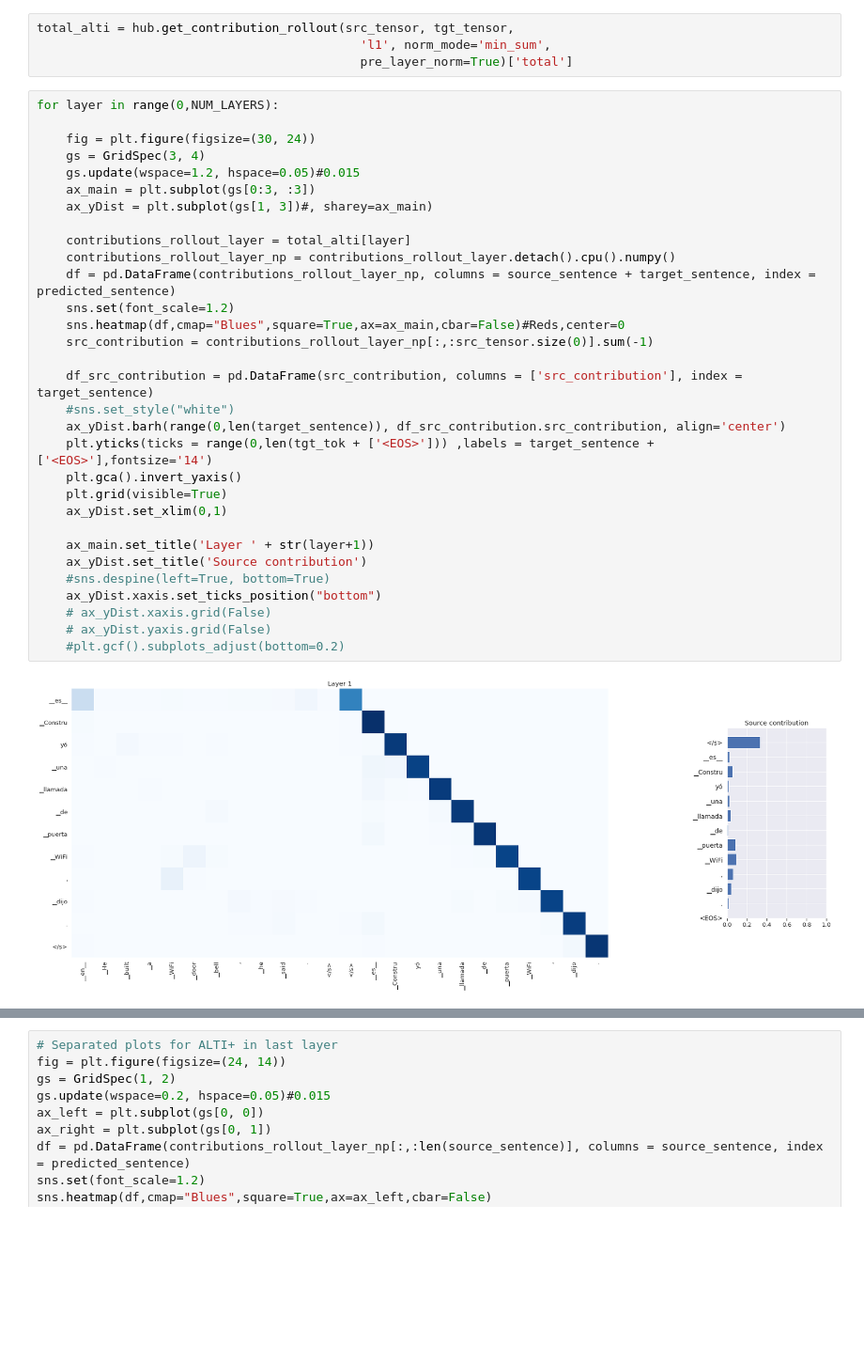
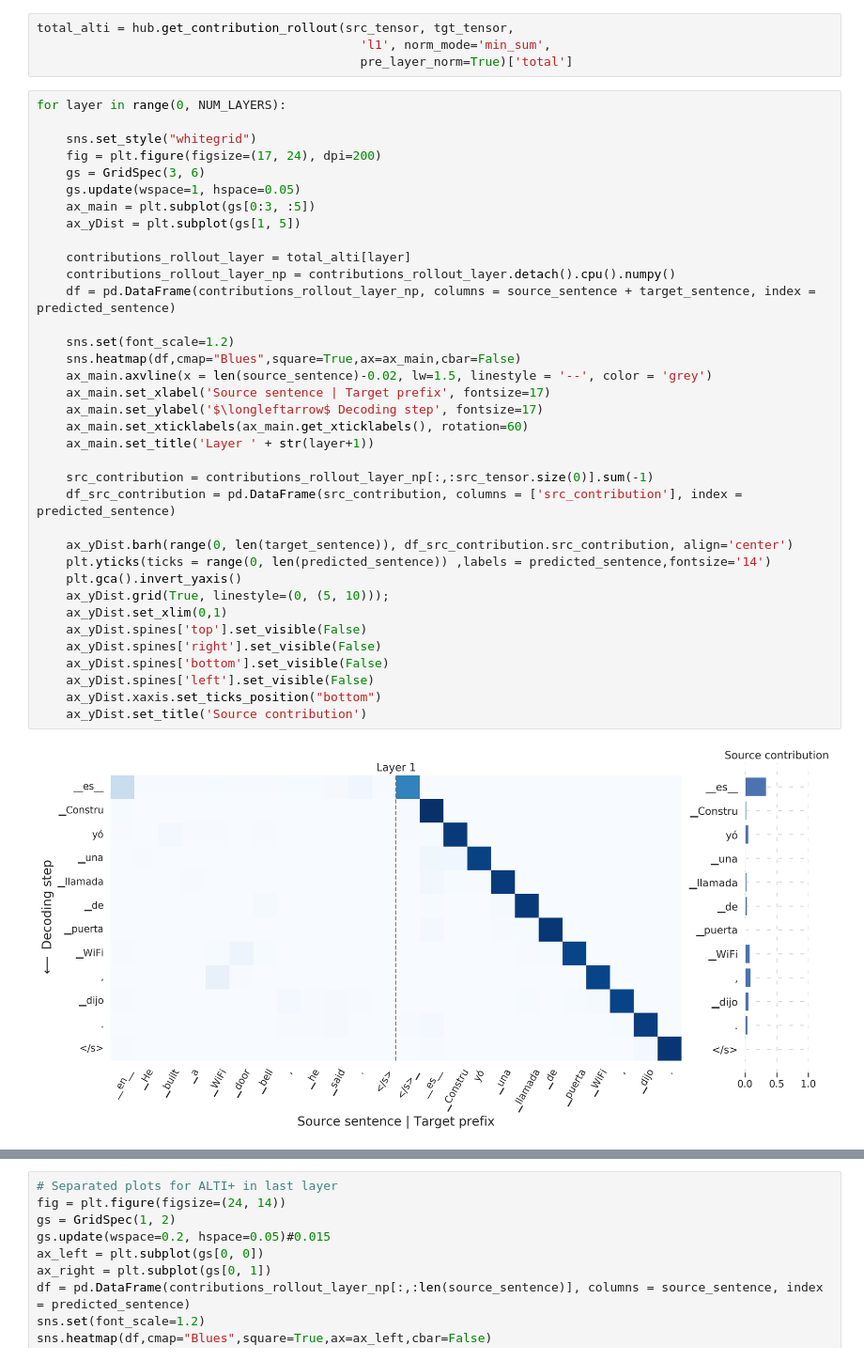
Before and after one commit to mt-upc/transformer-contributions-nmt, a Jupyter notebook: m2m_interpretability.ipynb, the cells around one changed output, grey strips where cells are left out. Shown at 94% size. Cells and saved outputs as stored; diff of their text form; blank space fills up the shorter version.

Commit message:
[UPD] Improve ALTI+ visualization

```diff
--- a/m2m_interpretability.ipynb
+++ b/m2m_interpretability.ipynb
@@ -319,35 +319,40 @@ total_alti = hub.get_contribution_rollout(src_tensor, tgt_tensor,
                                             'l1', norm_mode='min_sum',
                                             pre_layer_norm=True)['total']
 # %%
-for layer in range(0,NUM_LAYERS):
+for layer in range(0, NUM_LAYERS):
 
-    fig = plt.figure(figsize=(30, 24))
-    gs = GridSpec(3, 4)
-    gs.update(wspace=1.2, hspace=0.05)#0.015
-    ax_main = plt.subplot(gs[0:3, :3])
-    ax_yDist = plt.subplot(gs[1, 3])#, sharey=ax_main)
+    sns.set_style("whitegrid")
+    fig = plt.figure(figsize=(17, 24), dpi=200)
+    gs = GridSpec(3, 6)
+    gs.update(wspace=1, hspace=0.05)
+    ax_main = plt.subplot(gs[0:3, :5])
+    ax_yDist = plt.subplot(gs[1, 5])
 
     contributions_rollout_layer = total_alti[layer]
     contributions_rollout_layer_np = contributions_rollout_layer.detach().cpu().numpy()
     df = pd.DataFrame(contributions_rollout_layer_np, columns = source_sentence + target_sentence, index = predicted_sentence)
+
     sns.set(font_scale=1.2)
-    sns.heatmap(df,cmap="Blues",square=True,ax=ax_main,cbar=False)#Reds,center=0
+    sns.heatmap(df,cmap="Blues",square=True,ax=ax_main,cbar=False)
+    ax_main.axvline(x = len(source_sentence)-0.02, lw=1.5, linestyle = '--', color = 'grey')
+    ax_main.set_xlabel('Source sentence | Target prefix', fontsize=17)
+    ax_main.set_ylabel('$\longleftarrow$ Decoding step', fontsize=17)
+    ax_main.set_xticklabels(ax_main.get_xticklabels(), rotation=60)
+    ax_main.set_title('Layer ' + str(layer+1))
+
     src_contribution = contributions_rollout_layer_np[:,:src_tensor.size(0)].sum(-1)
+    df_src_contribution = pd.DataFrame(src_contribution, columns = ['src_contribution'], index = predicted_sentence)
 
-    df_src_contribution = pd.DataFrame(src_contribution, columns = ['src_contribution'], index = target_sentence)
-    #sns.set_style("white")
-    ax_yDist.barh(range(0,len(target_sentence)), df_src_contribution.src_contribution, align='center')
-    plt.yticks(ticks = range(0,len(tgt_tok + ['<EOS>'])) ,labels = target_sentence + ['<EOS>'],fontsize='14')
+    ax_yDist.barh(range(0, len(target_sentence)), df_src_contribution.src_contribution, align='center')
+    plt.yticks(ticks = range(0, len(predicted_sentence)) ,labels = predicted_sentence,fontsize='14')
     plt.gca().invert_yaxis()
-    plt.grid(visible=True)
+    ax_yDist.grid(True, linestyle=(0, (5, 10)));
     ax_yDist.set_xlim(0,1)
-
-    ax_main.set_title('Layer ' + str(layer+1))
+    ax_yDist.spines['top'].set_visible(False)
+    ax_yDist.spines['right'].set_visible(False)
+    ax_yDist.spines['bottom'].set_visible(False)
+    ax_yDist.spines['left'].set_visible(False)
+    ax_yDist.xaxis.set_ticks_position("bottom")
     ax_yDist.set_title('Source contribution')
-    #sns.despine(left=True, bottom=True)
-    ax_yDist.xaxis.set_ticks_position("bottom")
-    # ax_yDist.xaxis.grid(False)
-    # ax_yDist.yaxis.grid(False)
-    #plt.gcf().subplots_adjust(bottom=0.2)
 # %% [output]
-[figure, old version]
+[figure, new version]
```
Also changed, not shown: parts of 1 cell of this notebook.
